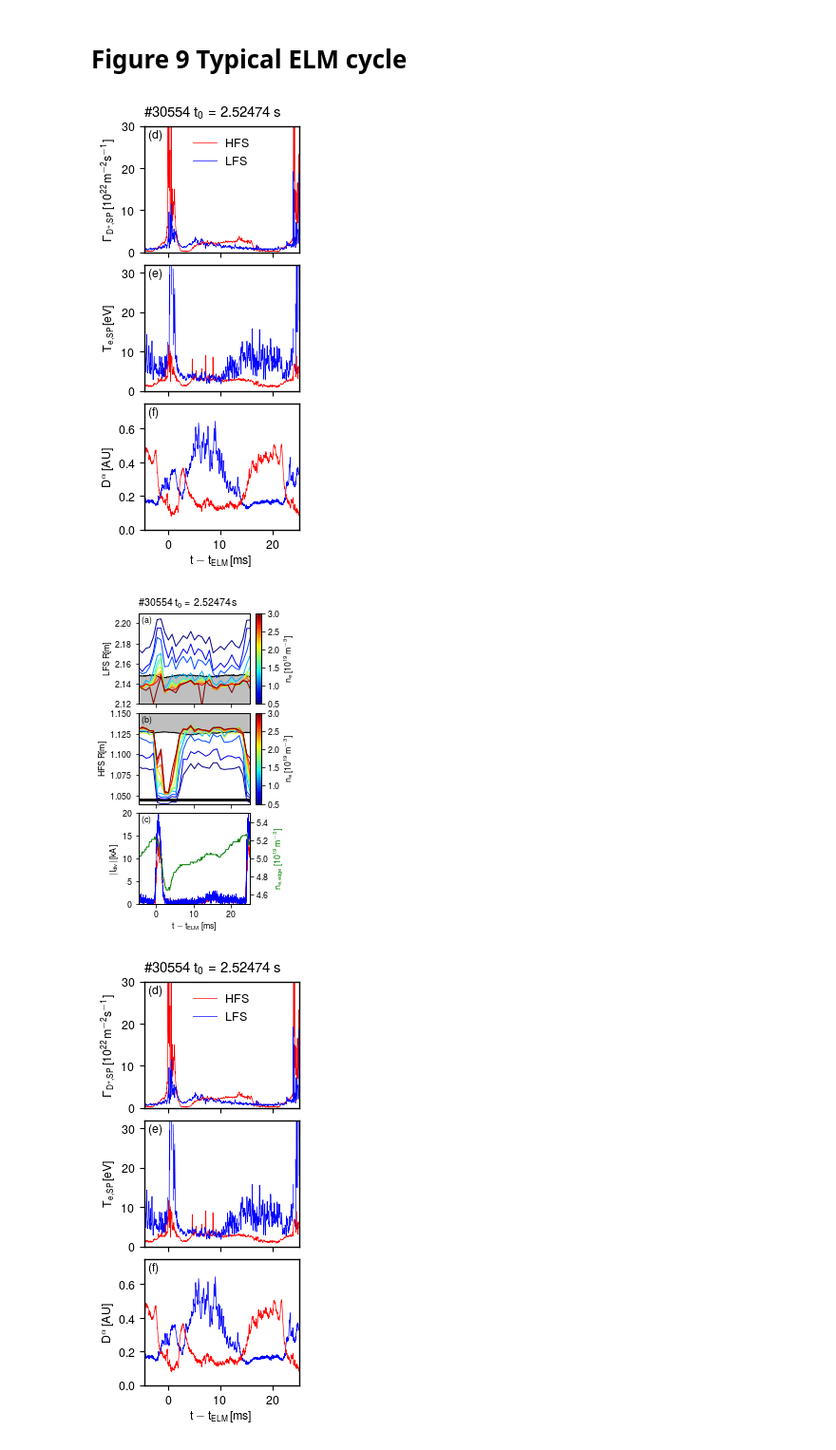
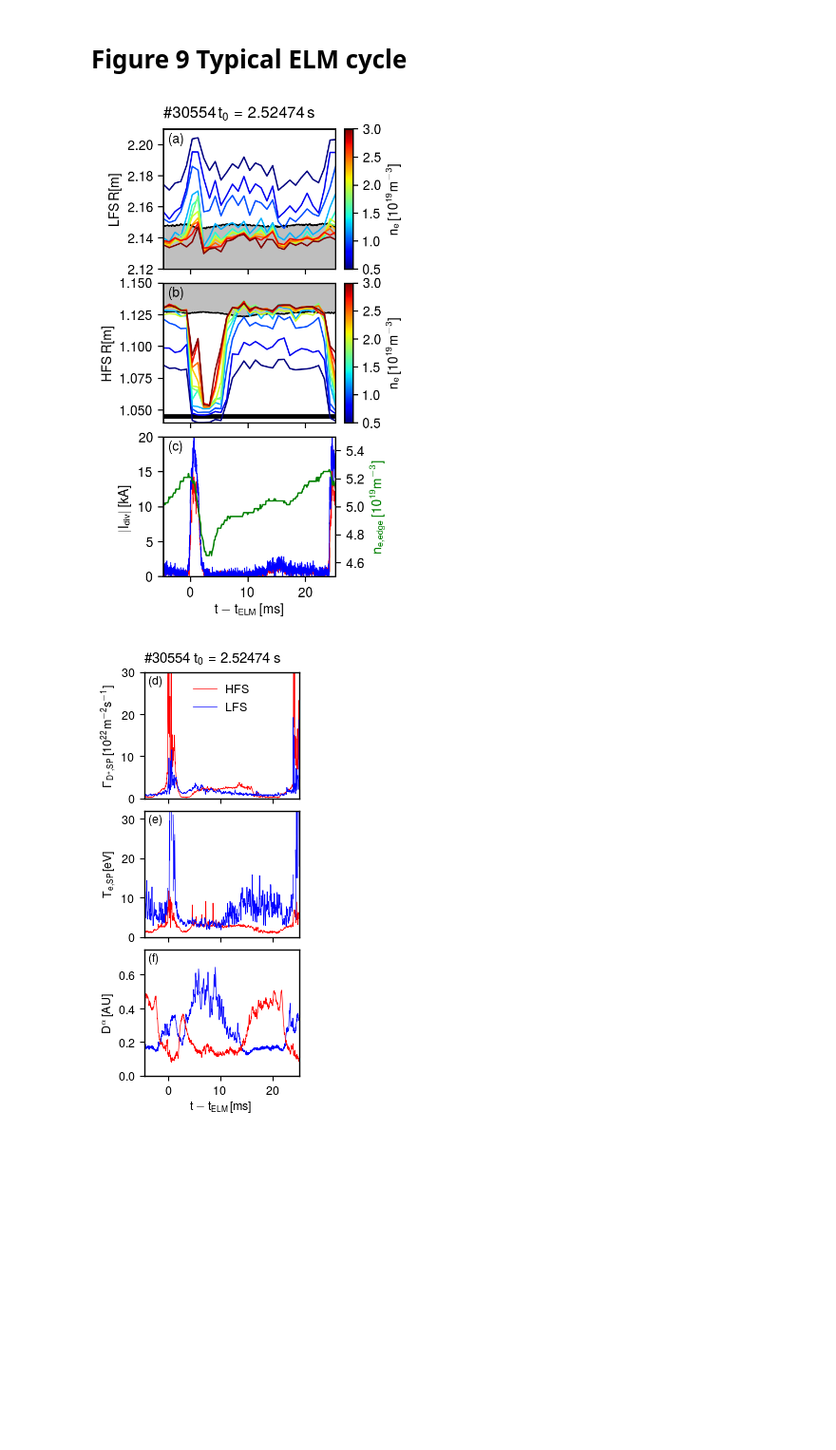
Before and after one commit to guimarais/Hmode_Figures, a Jupyter notebook: Comments_Figures.ipynb, the cells around one changed output. Shown at 95% size. Cells and saved outputs as stored; diff of their text form; code cells hidden in the pictures; blank space fills up the shorter version.

```diff
--- a/Comments_Figures.ipynb
+++ b/Comments_Figures.ipynb
@@ -252,7 +252,7 @@ ticfont = 10
 
 f, axarr = plt.subplots(
         nrows=7, ncols=1, sharex=True, sharey=False,
-        gridspec_kw={'height_ratios':[5,5,4,4,4,4,4]},figsize=(6, 7))
+        gridspec_kw={'height_ratios':[5,5,4,4,4,4,4]},figsize=(6, 6))
 
 ###Global settings
 ax1 = axarr[0]
@@ -260,15 +260,21 @@ ax2 = axarr[1]
 ax3 = axarr[2]
 ax4 = axarr[3]
 
-ax1.text(2.05, 2.205, 'Phase I', color='k')
-ax1.text(3.25, 2.205, 'II', color='k')
-ax1.text(4.35, 2.205, 'III', color='k')
 
 #Shaded regions
+tishade = np.array([1.8,3.0,4.0])
+tfshade = np.array([2.8,3.5,4.5])
+colorshade = ['red','green','blue']
+
+ax1.text(tishade[0]+0.05, 2.205, 'Phase I', color='k')
+ax1.text(tishade[1]+0.05, 2.205, 'II', color='k')
+ax1.text(tishade[2]+0.05, 2.205, 'III', color='k')
+
 for axa in axarr:
-    axa.axvspan(2.0, 2.8, color='red', alpha=0.3)
-    axa.axvspan(3.2, 3.5, color='green', alpha=0.3)
-    axa.axvspan(4.3, 5, color='blue', alpha=0.3)
+    for i in range(len(tishade)):
+        axa.axvspan(tishade[i], tfshade[i], color=colorshade[i], alpha=0.3)
+#        axa.axvspan(3.2, 3.5, color='green', alpha=0.3)
+#        axa.axvspan(4.4, 4.7, color='blue', alpha=0.3)
 
 #titlestr = '#' + str(shotnr) + ': ' + get_title(shotnr)
 #plt.title(titlestr, fontsize=14)
@@ -310,8 +316,8 @@ ax1.set_ylabel(r'$\mathrm{R\,[m]}$')
 ################################################
 ax2 = axarr[1]
 
-ax2.text(lettx, 0.25, '$\mathrm{(b)}$', transform=ax2.transAxes)
-ax2.text(lettx, 0.085, '$\mathrm{HFS}$', transform=ax2.transAxes)
+ax2.text(lettx, 0.23, '$\mathrm{(b)\,HFS}$', transform=ax2.transAxes)
+#ax2.text(lettx, 0.085, '$\mathrm{HFS}$', transform=ax2.transAxes)
 
 ax2.plot(rin[:,0], rin[:,1]-hfssepshift, color='black')
 
@@ -339,7 +345,7 @@ ax2.legend(bbox_to_anchor=(0.95,0.8), ncol=2, borderpad=0.2, labelspacing=0.1,
            columnspacing=0.2, handlelength=1, handletextpad=0.1, fancybox=True)
 
 ##Inner wall
-ax2.text(0.15, 0.085, r'$\mathrm{inner\,wall}$', transform=ax2.transAxes)
+ax2.text(0.15, 0.23, r'$\mathrm{inner\,wall}$', transform=ax2.transAxes)
 ax2.hlines(1.045, mintime, maxtime, color='black', lw=3)
 
 #ylimax = 1.13
@@ -349,7 +355,7 @@ ylimin = 1.03
 ax2.set_ylim([ylimin,ylimax])
 ax2.set_yticks([1.04,1.06,1.08,1.10,1.12])
 
-ax2.text(3.0,1.115,'Separatrix',color='k')
+ax2.text(3.0,1.119,'Separatrix',color='k')
 
 ###Ta-da
 ax2.set_ylabel(r'$\mathrm{R\,[m]}$')
@@ -448,7 +454,7 @@ ax7 = axarr[6]
 sbdclr = '#FF0000'
 ax7.plot(tsbd, ssbd, color=sbdclr)
 
-ax7.text(lettx, letty, '$\mathrm{(g)}$', transform=ax7.transAxes)
+ax7.text(lettx, letty-0.05, '$\mathrm{(g)}$', transform=ax7.transAxes)
 
 ax7.plot(asympar[:,0], asympar[:,1]*2, color='k', lw=0.3)
 
@@ -1310,7 +1316,7 @@ maxyvalh = 1.15
 minyvall = 2.12
 maxyvall = 2.21
 # %%
-fig = plt.figure(figsize=(3, 5))
+fig = plt.figure(figsize=(3, 5), dpi=200)
 
 gs = mpl.gridspec.GridSpec(3, 2, height_ratios=[1, 1, 1], width_ratios=[4, 1])
 ax1 = fig.add_subplot(gs[0, 0])
@@ -1356,8 +1362,19 @@ sc = ax1.scatter(fth, frh, c=fne, s=4.0, lw=0, cmap=cmap)
 sc.remove()
 
 clrs = cm.jet(np.linspace(0, 1, nchans))
+
+#Fix last layer data at the LFS
+llf = lfsr.data
+
+for i in range(len(llf[:,10])):
+    if np.abs(llf[i,9]-llf[i,10])>0.005:
+        llf[i,10]=llf[i,9]-0.005
+    if llf[i,10]>min(llf[i,:]):
+        llf[i,10]=min(llf[i,:])-0.001
+
 for i in range(nchans):
-    ax1.plot((lfsr.time-elmtime)/scale, lfsr.data[:, i], lw=lwid, color=clrs[i])
+    #ax1.plot((lfsr.time-elmtime)/scale, lfsr.data[:, i], lw=lwid, color=clrs[i])
+    ax1.plot((lfsr.time-elmtime)/scale, llf[:, i], lw=lwid, color=clrs[i])
 
 #cont = ax1.contourf(x, y, z, 20)
 #plt.tick_params(which='both', top=False, right=False)
@@ -1440,35 +1457,34 @@ axins = inset_axes(ax2,
                borderpad=0,
            )
 
 cbar = plt.colorbar(sc, cax=axins)
 cbar.set_label(r'$\mathrm{n_{e}\,[10^{19}m^{-3}]}$')
 #####################
 ## Third plot
 #####################
 ax3.plot((spin.time-elmtime)/scale, np.abs(spin.data*1e-3), lw=0.5, label=r'HFS', color='r')
 ax3.plot((spou.time-elmtime)/scale, np.abs(spou.data*1e-3), lw=0.5, label=r'LFS', color='b')
 
 ax3.set_ylabel(r'$\mathrm{|I_{div}|\,[kA]}$', color='k')
 
 ax3.set_ylim(0,20)
 
 ax3twin = ax3.twinx()
 ax3twin.plot((h5.time-elmtime)/scale, h5.data*1e-19, color='g', lw=1)
 ax3twin.set_ylabel(r'$\mathrm{n_{e,edge}\,[10^{19}m^{-3}]}$', color='g')
 ax3twin.set_ylim(4.5,5.5)
 
 #ax3.legend(frameon=False)
 ax3.set_xlabel('$\mathrm{t-t_{ELM}\,[ms]}$')
 #####################
 #plt.tight_layout()
 plt.subplots_adjust(left=0.19, right=0.94,
                     hspace=0.1, bottom=0.09, top=0.94)
 
 plt.savefig('./Figures/Figure9a.png', dpi=300)
 plt.show()
 # %% [output]
-[figure, old version]
+[figure, new version]
-[figure, removed]
 # %%
 fig = plt.figure(figsize=(3, 5), dpi=100)
 
```
Also changed, not shown: parts of 3 cells of this notebook, 5 other files.
